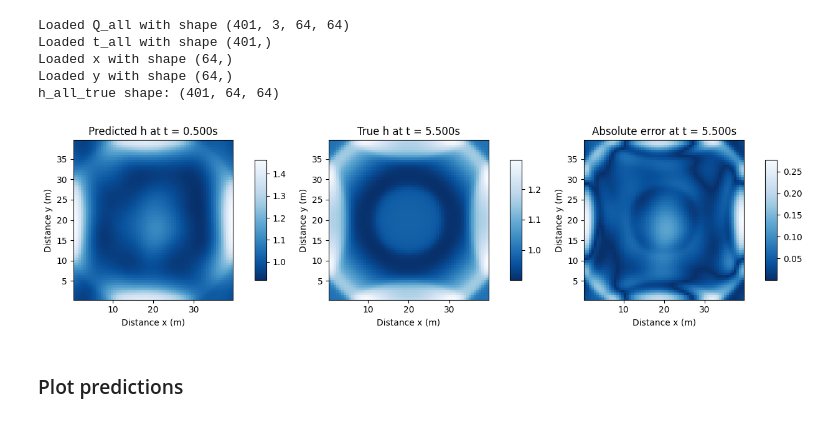
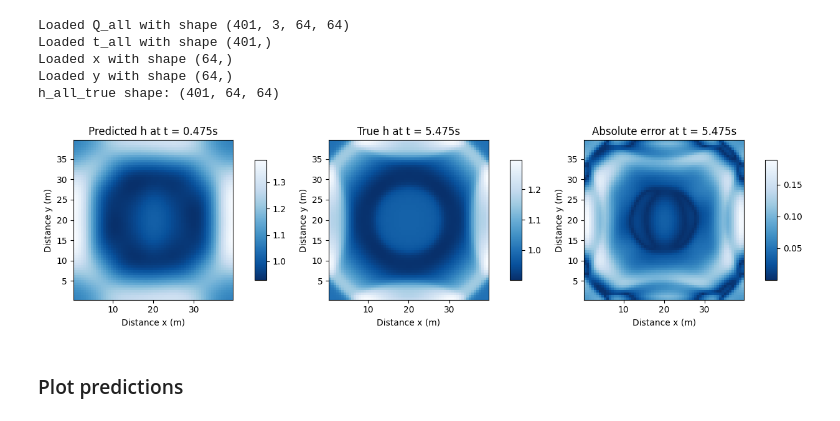
Before and after one commit to MelissaJessen/Shallow-Water-Equations, a Jupyter notebook: CNN-FNO-SWE-2D-multistep-prediction.ipynb, the cells around one changed output. Saved outputs shown, nothing was run; the diff lists cells and outputs as text; code cells hidden in the pictures.

```diff
--- a/CNN-FNO-SWE-2D-multistep-prediction.ipynb
+++ b/CNN-FNO-SWE-2D-multistep-prediction.ipynb
@@ -163,7 +202,7 @@ torch.Size([120, 1, 64, 64]) torch.Size([120, 1, 64, 64]) torch.Size([40, 1, 64,
 # Define model
 model = TFNO(
     n_modes=(8,8),
-    in_channels=1,
+    in_channels=10, # seq_length
     lifting_channels=32,
     hidden_channels=32,
     projection_channels=32,
@@ -203,7 +242,7 @@ for epoch in range(n_epochs):
 
         # Forward pass
         predictions = model(batch_X)
-        loss = loss_fn(predictions, batch_y)
+        loss = loss_fn(predictions.squeeze(), batch_y)
 
         # Backward pass
         optimizer.zero_grad()
@@ -295,27 +365,30 @@ dt = 0.025
 # %%
-# Define how many steps into the future you want to predict
-n_future_steps = 50  # Adjust this based on your use case
+# Define how many time steps to predict
+n_steps = 20
 
-# Initialize with the last known state (e.g., the last state of the test data)
-current_state = test_x[-1].unsqueeze(0).to(device)  # Shape [1, 1, spatial_grid]
+# Initialize
+#current_state = torch.tensor(u, dtype=torch.float32)
+current_state = X_all
 
 # Store future predictions
 future_predictions = []
 
-# Iteratively predict future states
-model.eval()  # Ensure the model is in evaluation mode
-with torch.no_grad():
-    for step in range(n_future_steps):
-        # Predict the next state
+# Predict n_steps into the future
+model.eval() # Set model to evaluation mode
+with torch.no_grad(): # Disable gradient tracking
+    for i in range(n_steps):
+        # Predict next time step
         next_state = model(current_state)
 
-        # Save the prediction
-        future_predictions.append(next_state.cpu().detach().numpy())
+        # Store prediction
+        future_predictions.append(next_state)
 
-        # Use the predicted state as the new input
-        current_state = next_state
+        # Use the predicted state as input for the next prediction
+        current_state = torch.cat([current_state[:, 1:], next_state], axis=1)
+
+        if i % 10 == 0:
+            print(f"Predicted {i} steps into the future")
 
 # Combine predictions into a single array
-future_predictions = np.concatenate(future_predictions, axis=0)  # Shape [n_future_steps, spatial_grid]
-print(future_predictions.shape)
+print(len(future_predictions))
 # %% [output]
@@ -351,38 +426,38 @@ Loaded y with shape (64,)
 h_all_true shape: (401, 64, 64)
 # %%
 X, Y = np.meshgrid(x, y)
-idx = 20
+idx = 19
 idx_true = 200 + idx
 cmap = 'Blues_r'
 
 # Plot predictions
 fig = plt.figure(figsize=(15, 5))
 
 ax = fig.add_subplot(131)
-surf = ax.imshow(future_predictions[idx].reshape(Nx, Nx), cmap=cmap, extent=(x.min(), x.max(), y.min(), y.max()))
+surf = ax.imshow(future_predictions[idx][-1].reshape(Nx, Nx), cmap=cmap, extent=(x.min(), x.max(), y.min(), y.max()))
 ax.set_title(f'Predicted h at t = {idx * dt:.3f}s')
 ax.set_xlabel('Distance x (m)')
 ax.set_ylabel('Distance y (m)')
 plt.colorbar(surf, ax=ax, shrink=0.5, aspect=10, pad=0.1)
 
 ax1 = fig.add_subplot(132)
 surf = ax1.imshow(h_all_true[idx_true], cmap=cmap, extent=(x_true.min(), x_true.max(), y_true.min(), y_true.max()))
 ax1.set_title(f'True h at t = {t_all_true[idx_true]:.3f}s')
 ax1.set_xlabel('Distance x (m)')
 ax1.set_ylabel('Distance y (m)')
 plt.colorbar(surf, ax=ax1, shrink=0.5, aspect=10, pad=0.1)
 
 ax2 = fig.add_subplot(133)
-surf = ax2.imshow(np.abs(h_all_true[idx_true] - future_predictions[idx].reshape(Nx, Nx)), cmap=cmap, extent=(x_true.min(), x_true.max(), y_true.min(), y_true.max()))
+surf = ax2.imshow(np.abs(h_all_true[idx_true] - future_predictions[idx][-1].reshape(Nx, Nx).detach().numpy()), cmap=cmap, extent=(x_true.min(), x_true.max(), y_true.min(), y_true.max()))
 ax2.set_title(f'Absolute error at t = {t_all_true[idx_true]:.3f}s')
 ax2.set_xlabel('Distance x (m)')
 ax2.set_ylabel('Distance y (m)')
 plt.colorbar(surf, ax=ax2, shrink=0.5, aspect=10, pad=0.1)
 
 
 plt.show()
 # %% [output]
-[figure, old version]
+[figure, new version]
 # %% [markdown]
 ### Plot predictions
 # %%
```
Also changed, not shown: parts of 16 cells of this notebook, 59 other files.
